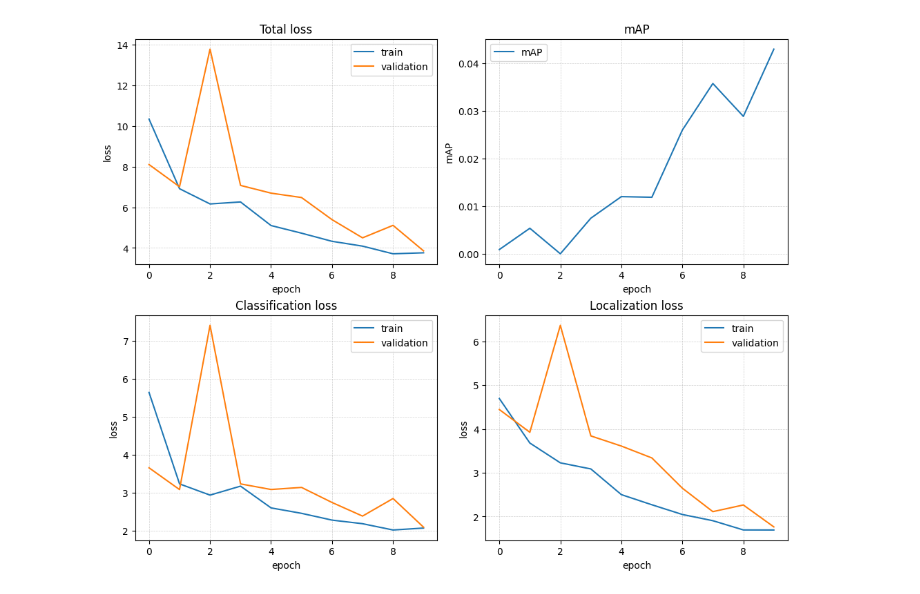
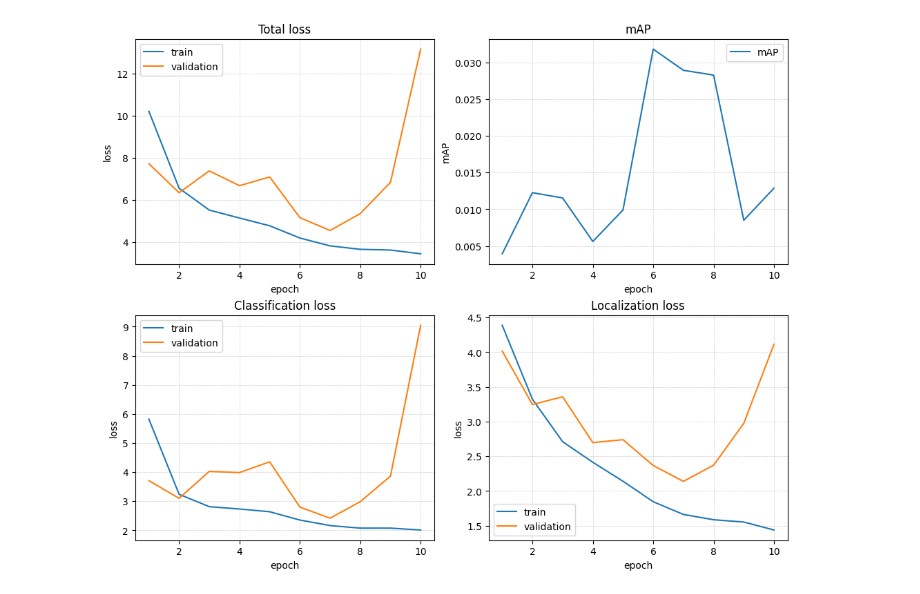
Before and after one commit to ElliotBlackstone/automotive-ssd-object-detection, a Jupyter notebook: v1_vs_v2.ipynb, the cells around one changed output. Cells and saved outputs as stored; diff of their text form; code cells hidden in the pictures.

```diff
--- a/v1_vs_v2.ipynb
+++ b/v1_vs_v2.ipynb
@@ -192,7 +192,7 @@ new_results = newSSD_train(model=new_ssdmodel,
                     scaler=scaler,
                     sched_step_w_opt=True,
                     iou_thresh=0.4,
-                    iou_variant="IoU",
+                    iou_variant="DIoU",
                     neg_pos_ratio=3.0,
                     score_thresh=0.2,
                     nms_thresh=0.3,
@@ -223,4 +223,4 @@ Epoch: 10  |  mAP: 0.0430  |  Train loc loss: 1.6912  |  Train class loss: 2.071
-[figure, old version]
+[figure, new version]
 # %%
 avg_old_train = {
     k: round(sum(d[k] for d in old_results['training timing']) / len(old_results['training timing']),5)
```
Also changed, not shown: parts of 6 cells of this notebook, 13 other files.
